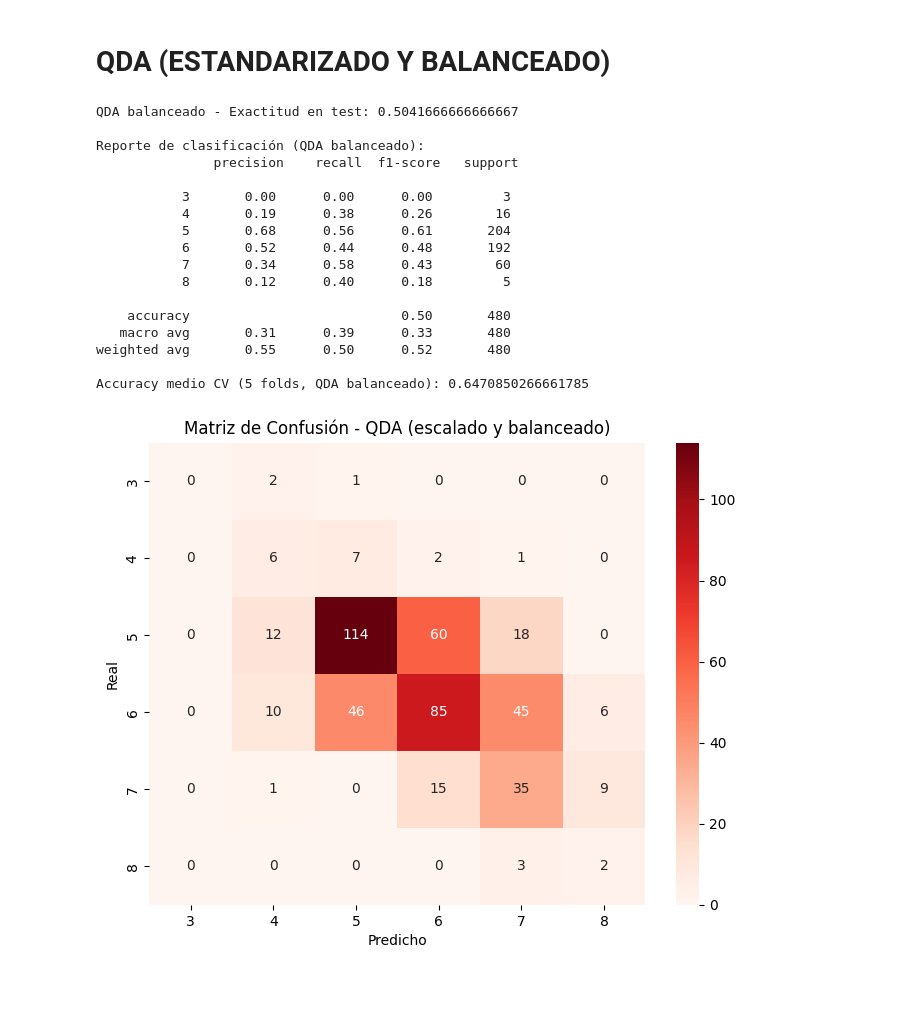
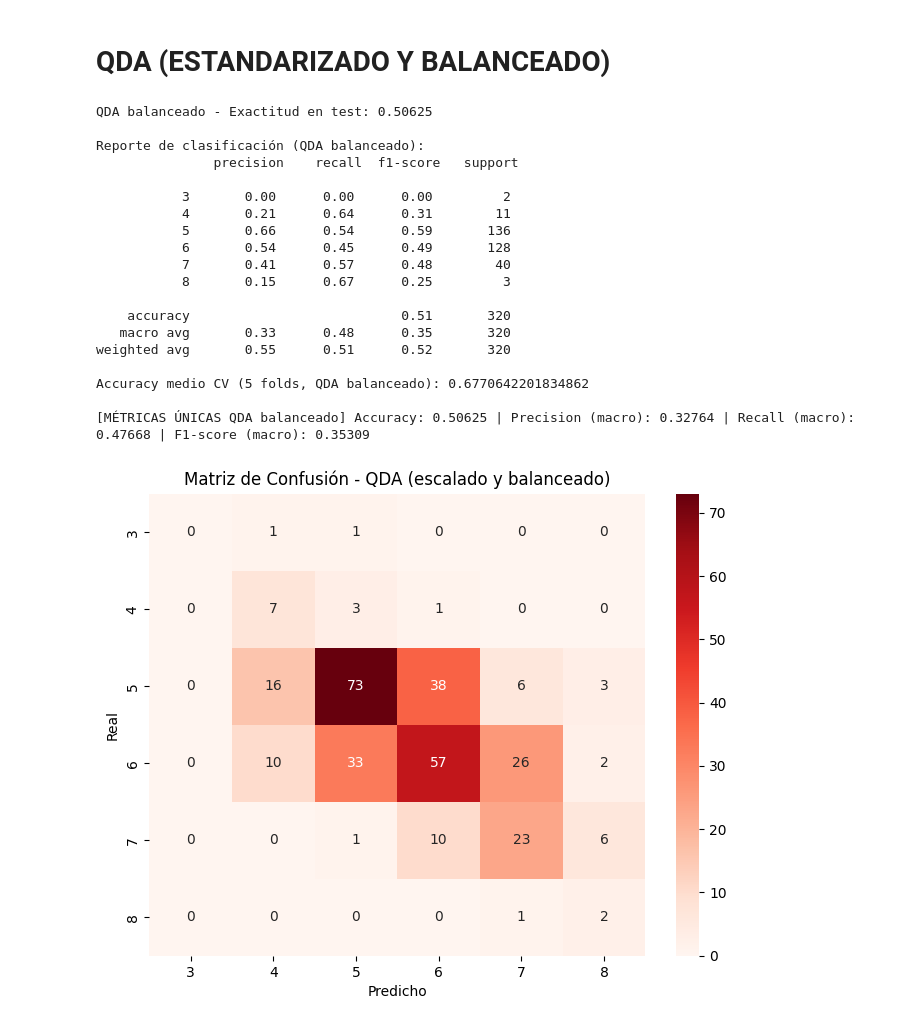
Before and after one commit to matycody/TP-1, a Jupyter notebook: A entregar/pareja2_exportado_completo.ipynb, the cells around one changed output. Drawn from its saved outputs; the diff is of its cells as text; code cells hidden in the pictures; blank space fills up the shorter version.

```diff
--- a/A entregar/pareja2_exportado_completo.ipynb
+++ b/A entregar/pareja2_exportado_completo.ipynb
@@ -596,10 +816,16 @@ Accuracy medio CV (5 folds): 0.5272139498432602
 # %% [markdown]
 # QDA (ESTANDARIZADO Y BALANCEADO)
 # %%
+"""
+NOTA IMPORTANTE:
+En este bloque, el conjunto de entrenamiento y prueba ya fue dividido previamente con test_size=0.2 (80% train, 20% test).
+El balanceo (RandomOverSampler) se aplica SOLO sobre el 80% de entrenamiento.
+El 20% de test queda intacto y se usa para evaluar el modelo.
+"""
 # QDA balanceado (escalado y balanceado)
 from imblearn.over_sampling import RandomOverSampler
 from sklearn.discriminant_analysis import QuadraticDiscriminantAnalysis
-from sklearn.metrics import classification_report, confusion_matrix, accuracy_score
+from sklearn.metrics import classification_report, confusion_matrix, accuracy_score, precision_score, recall_score, f1_score
 from sklearn.model_selection import cross_val_score
 import numpy as np
 
@@ -608,42 +834,51 @@ scaler = StandardScaler()
 X_train_scaled = scaler.fit_transform(X_train)
 X_test_scaled = scaler.transform(X_test)
 
 # Balancear solo el set de entrenamiento
 ros = RandomOverSampler(random_state=42)
 X_train_bal, y_train_bal = ros.fit_resample(X_train_scaled, y_train)
 
 qda_bal = QuadraticDiscriminantAnalysis()
 qda_bal.fit(X_train_bal, y_train_bal)
 y_pred_qda_bal = qda_bal.predict(X_test_scaled)
 print("QDA balanceado - Exactitud en test:", accuracy_score(y_test, y_pred_qda_bal))
 print("\nReporte de clasificación (QDA balanceado):\n", classification_report(y_test, y_pred_qda_bal))
 
 scores_qda_bal = cross_val_score(qda_bal, X_train_bal, y_train_bal, cv=5, scoring="accuracy")
 print("Accuracy medio CV (5 folds, QDA balanceado):", scores_qda_bal.mean())
 
+# --- MÉTRICAS ÚNICAS PARA INFORME ---
+accuracy = accuracy_score(y_test, y_pred_qda_bal)
+precision = precision_score(y_test, y_pred_qda_bal, average='macro')
+recall = recall_score(y_test, y_pred_qda_bal, average='macro')
+f1 = f1_score(y_test, y_pred_qda_bal, average='macro')
+print(f"\n[MÉTRICAS ÚNICAS QDA balanceado] Accuracy: {accuracy:.5f} | Precision (macro): {precision:.5f} | Recall (macro): {recall:.5f} | F1-score (macro): {f1:.5f}")
+
 cm_qda_bal = confusion_matrix(y_test, y_pred_qda_bal)
 plt.figure(figsize=(8,6))
 sns.heatmap(cm_qda_bal, annot=True, fmt="d", cmap="Reds", xticklabels=np.sort(np.unique(y)), yticklabels=np.sort(np.unique(y)))
 plt.xlabel("Predicho")
 plt.ylabel("Real")
 plt.title("Matriz de Confusión - QDA (escalado y balanceado)")
 plt.show()
 # %% [output]
-QDA balanceado - Exactitud en test: 0.5041666666666667
+QDA balanceado - Exactitud en test: 0.50625
 
 Reporte de clasificación (QDA balanceado):
                precision    recall  f1-score   support
 
-           3       0.00      0.00      0.00         3
-           4       0.19      0.38      0.26        16
-           5       0.68      0.56      0.61       204
-           6       0.52      0.44      0.48       192
-           7       0.34      0.58      0.43        60
-           8       0.12      0.40      0.18         5
+           3       0.00      0.00      0.00         2
+           4       0.21      0.64      0.31        11
+           5       0.66      0.54      0.59       136
+           6       0.54      0.45      0.49       128
+           7       0.41      0.57      0.48        40
+           8       0.15      0.67      0.25         3
 
-    accuracy                           0.50       480
-   macro avg       0.31      0.39      0.33       480
-weighted avg       0.55      0.50      0.52       480
+    accuracy                           0.51       320
+   macro avg       0.33      0.48      0.35       320
+weighted avg       0.55      0.51      0.52       320
 
-Accuracy medio CV (5 folds, QDA balanceado): 0.6470850266661785
+Accuracy medio CV (5 folds, QDA balanceado): 0.6770642201834862
+
+[MÉTRICAS ÚNICAS QDA balanceado] Accuracy: 0.50625 | Precision (macro): 0.32764 | Recall (macro): 0.47668 | F1-score (macro): 0.35309
-[figure, old version]
+[figure, new version]
```
Also changed, not shown: parts of 23 cells of this notebook, 9 other files.
